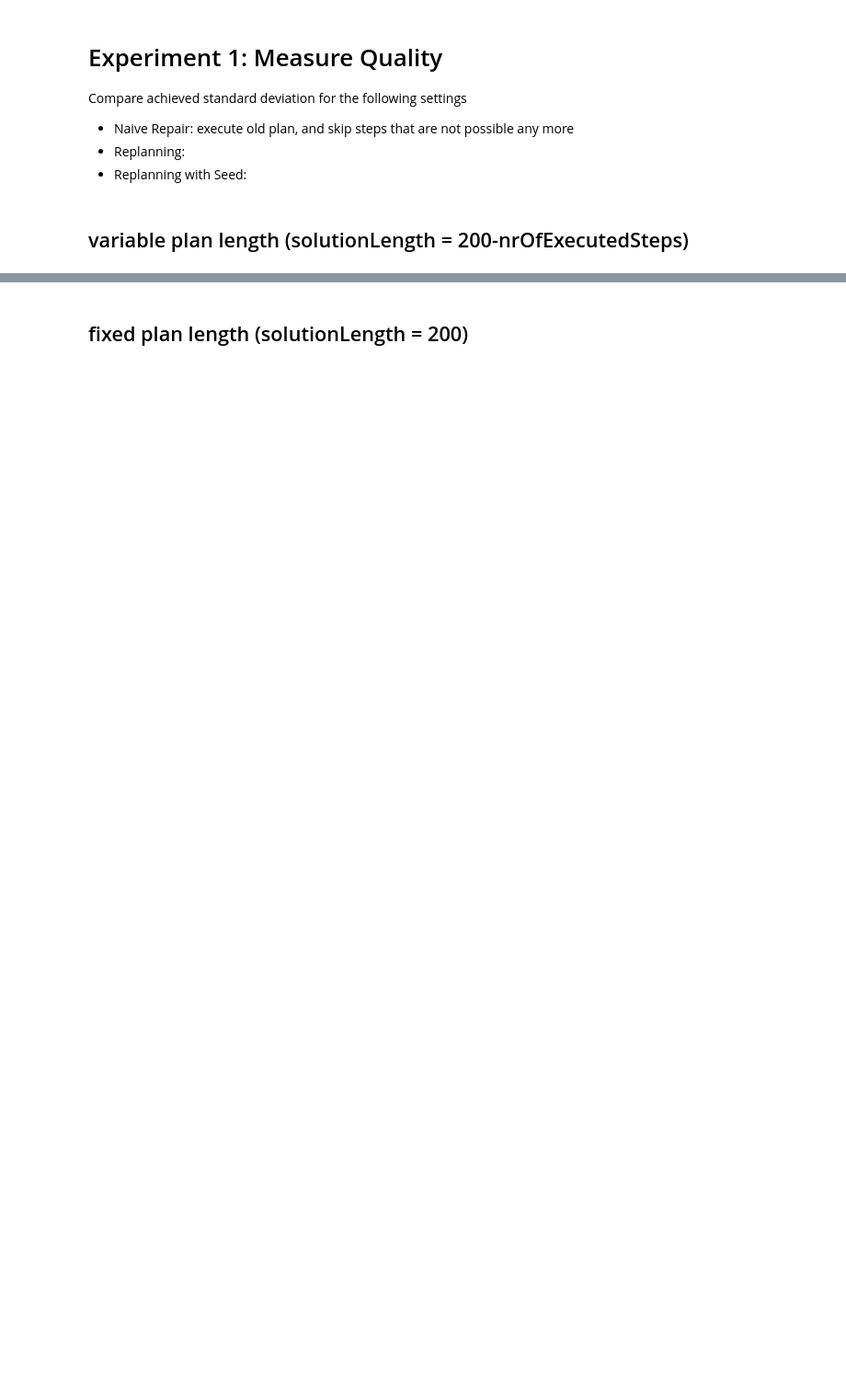
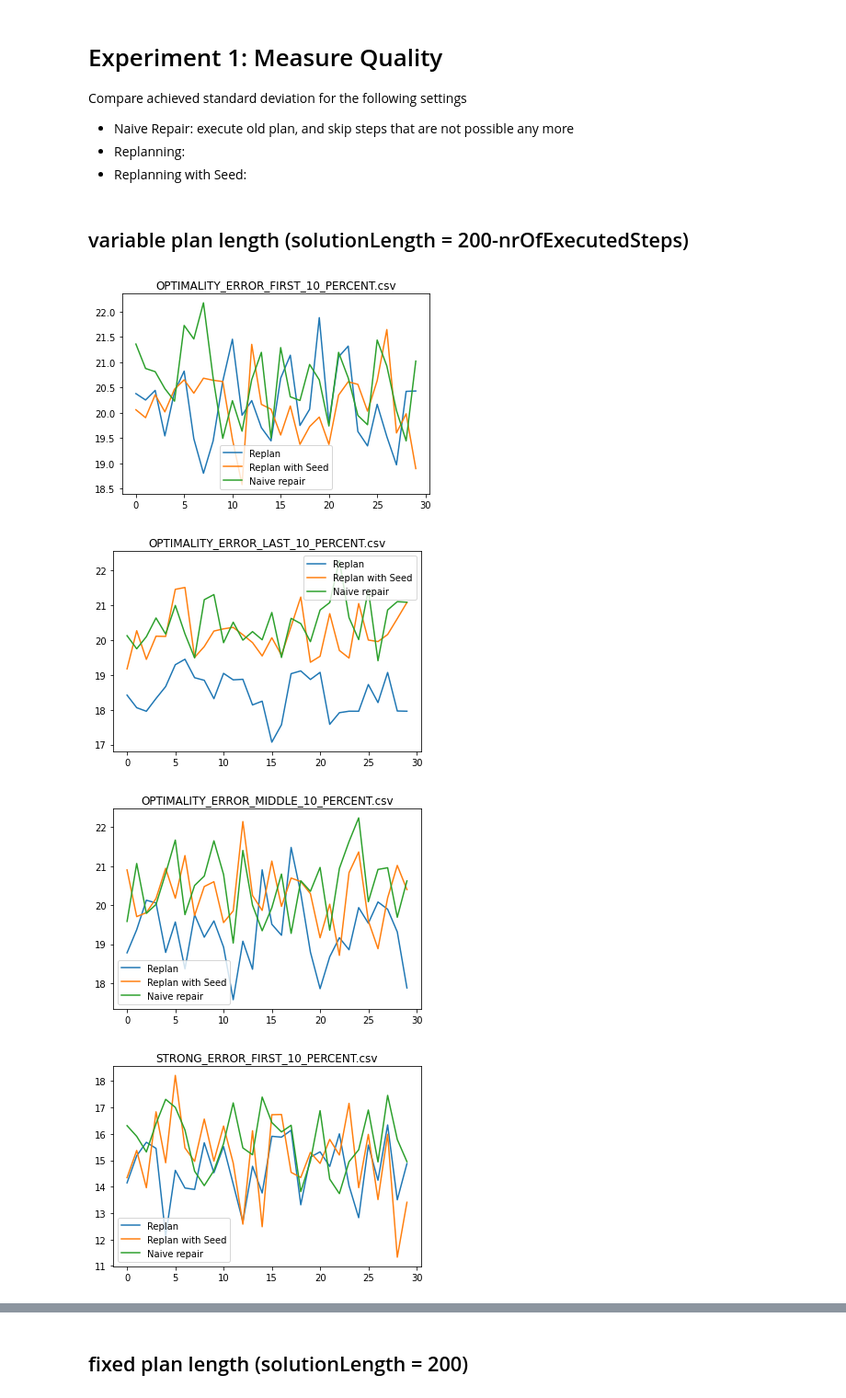
Before and after one commit to martineisenberg/momot-reactive, a Jupyter notebook: evaluation/data_processing.ipynb, the cells around one changed output, grey strips where cells are left out. Shown at 92% size. Saved outputs shown, nothing was run; the diff lists cells and outputs as text; code cells hidden in the pictures; blank space fills up the shorter version.

```diff
--- a/evaluation/data_processing.ipynb
+++ b/evaluation/data_processing.ipynb
@@ -61,6 +71,11 @@ def exp1_relative_values(absolute_values):
 # %%
 exp1_mean_simpleModel, exp1_std_simpleModel = exp1_prepare_results("exp1/dynamicPlanLength/max10itemsperstack")
 exp1_mean_simpleModel = exp1_relative_values(exp1_mean_simpleModel)
-exp1_mean_complexModel, exp1_std_complexModel = exp1_prepare_results("exp1/dynamicPlanLength/max100itemsperstack")
+exp1_mean_complexModel, exp1_std_complexModel = exp1_prepare_results("exp1/dynamicPlanLength/max100itemsperstack", True)
+exp1_mean_complexModel = exp1_relative_values(exp1_mean_complexModel)
 display(exp1_mean_simpleModel)
 # %% [output]
+[figure, added]
+[figure, added]
+[figure, added]
+[figure, added]
```
Also changed, not shown: parts of 15 cells of this notebook, 12 other files.
